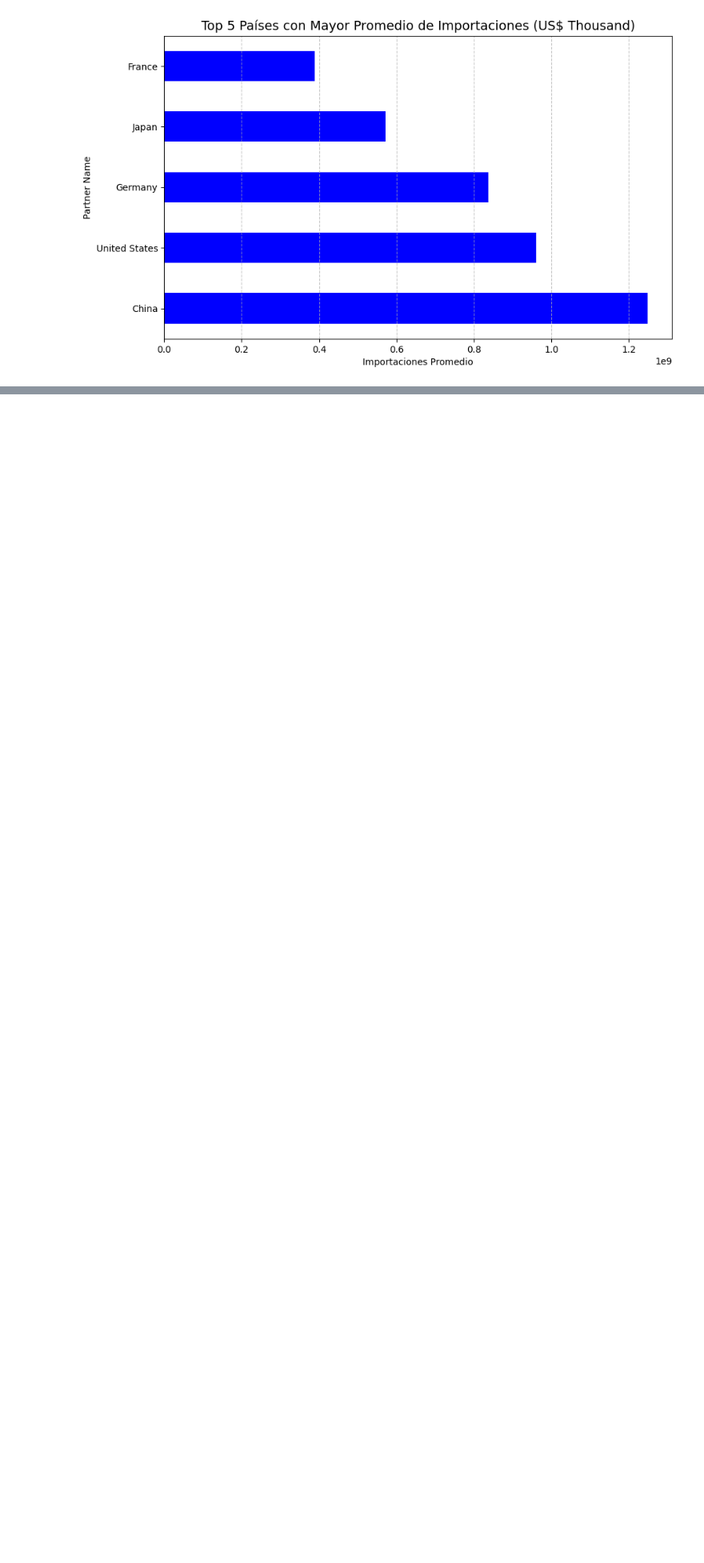
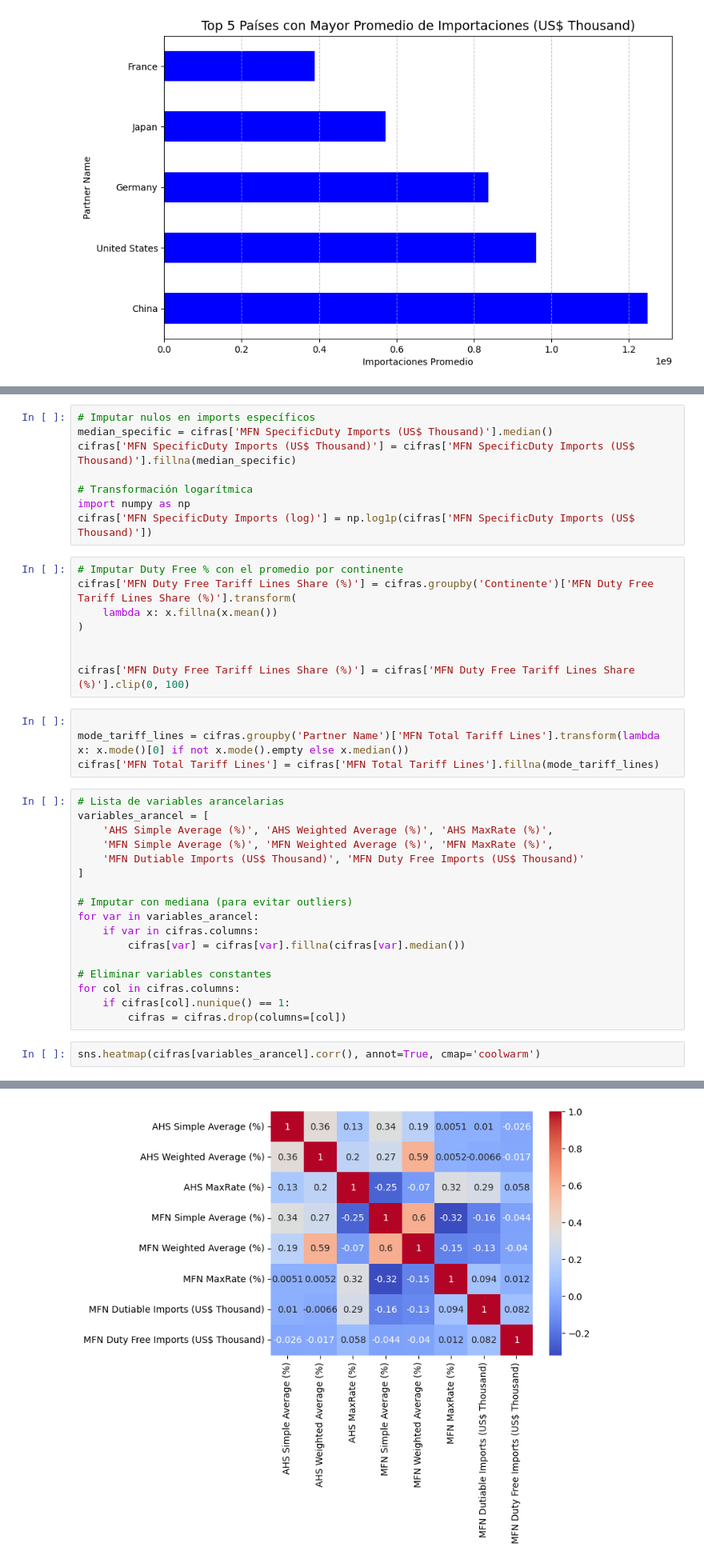
Before and after one commit to angosoto/Proyecto-Final-Data-Science-, a Jupyter notebook: EDA.ipynb, the cells around one changed output, grey strips where cells are left out. Shown at 80% size. Cells and saved outputs as stored; diff of their text form; blank space fills up the shorter version.

```diff
--- a/EDA.ipynb
+++ b/EDA.ipynb
@@ -189,0 +400,40 @@ plt.show()
+# %%
+# Imputar nulos en imports específicos
+median_specific = cifras['MFN SpecificDuty Imports (US$ Thousand)'].median()
+cifras['MFN SpecificDuty Imports (US$ Thousand)'] = cifras['MFN SpecificDuty Imports (US$ Thousand)'].fillna(median_specific)
+
+# Transformación logarítmica
+import numpy as np
+cifras['MFN SpecificDuty Imports (log)'] = np.log1p(cifras['MFN SpecificDuty Imports (US$ Thousand)'])
+# %%
+# Imputar Duty Free % con el promedio por continente
+cifras['MFN Duty Free Tariff Lines Share (%)'] = cifras.groupby('Continente')['MFN Duty Free Tariff Lines Share (%)'].transform(
+    lambda x: x.fillna(x.mean())
+)
+
+
+cifras['MFN Duty Free Tariff Lines Share (%)'] = cifras['MFN Duty Free Tariff Lines Share (%)'].clip(0, 100)
+# %%
+
+mode_tariff_lines = cifras.groupby('Partner Name')['MFN Total Tariff Lines'].transform(lambda x: x.mode()[0] if not x.mode().empty else x.median())
+cifras['MFN Total Tariff Lines'] = cifras['MFN Total Tariff Lines'].fillna(mode_tariff_lines)
+# %%
+# Lista de variables arancelarias
+variables_arancel = [
+    'AHS Simple Average (%)', 'AHS Weighted Average (%)', 'AHS MaxRate (%)',
+    'MFN Simple Average (%)', 'MFN Weighted Average (%)', 'MFN MaxRate (%)',
+    'MFN Dutiable Imports (US$ Thousand)', 'MFN Duty Free Imports (US$ Thousand)'
+]
+
+# Imputar con mediana (para evitar outliers)
+for var in variables_arancel:
+    if var in cifras.columns:
+        cifras[var] = cifras[var].fillna(cifras[var].median())
+
+# Eliminar variables constantes
+for col in cifras.columns:
+    if cifras[col].nunique() == 1:
+        cifras = cifras.drop(columns=[col])
+# %%
+sns.heatmap(cifras[variables_arancel].corr(), annot=True, cmap='coolwarm')
+# %% [output]
@@ -189,0 +441 @@ plt.show()
+[figure, added]
```
Also changed, not shown: parts of 20 cells of this notebook.
